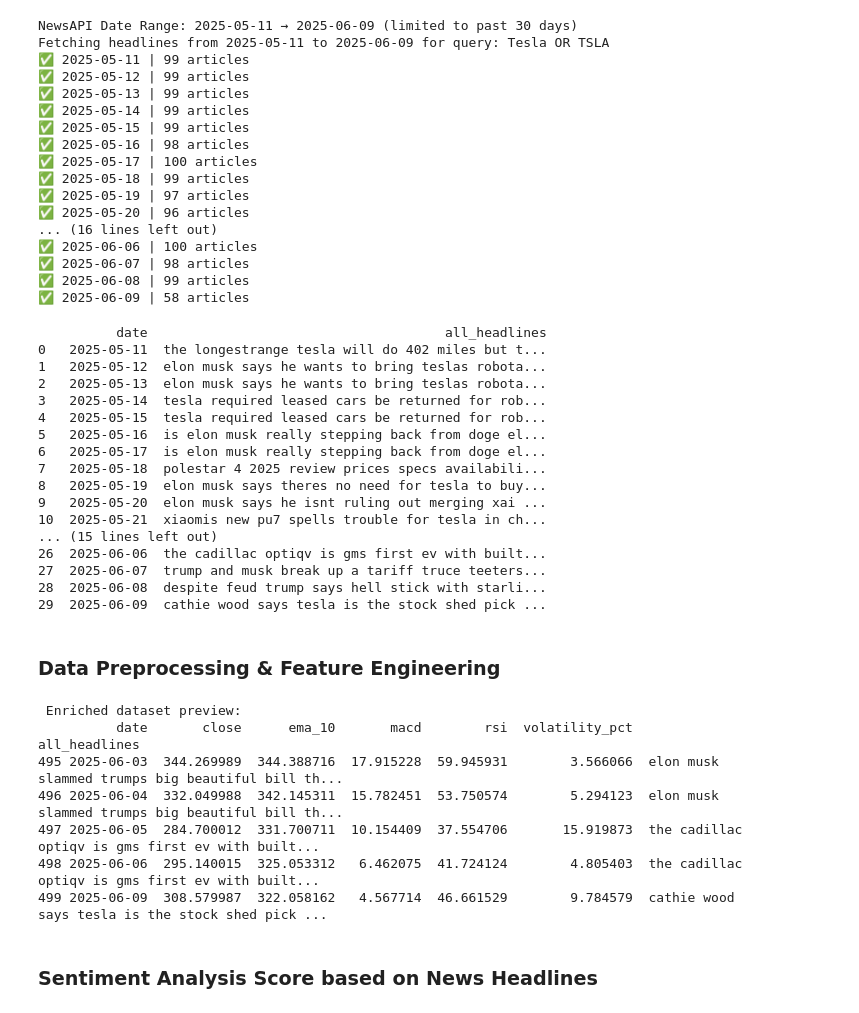
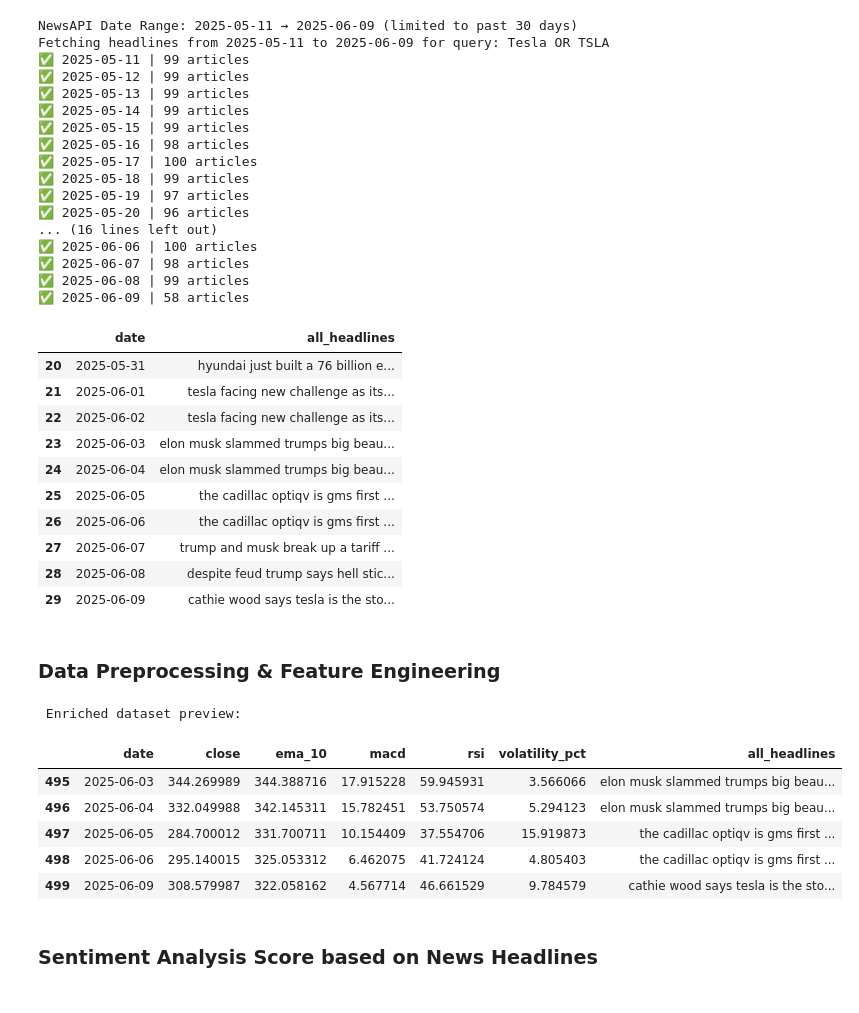
Before and after one commit to aditikhodke/stock-volatility-prediction, a Jupyter notebook: cleaned.ipynb, the cells around one changed output. Drawn from its saved outputs; the diff is of its cells as text; code cells hidden in the pictures.

```diff
--- a/cleaned.ipynb
+++ b/cleaned.ipynb
@@ -248,29 +248,22 @@ df_news['all_headlines'] = df_news['all_headlines'].str.replace(r'\s+', ' ', reg
 # remove duplicates
 df_news = df_news.drop_duplicates('all_headlines')
 # preview
-print(df_news[['date', 'all_headlines']])
+df_news[['date', 'all_headlines']].tail(10)
 # %% [output]
-          date                                      all_headlines
-0   2025-05-11  the longestrange tesla will do 402 miles but t...
-1   2025-05-12  elon musk says he wants to bring teslas robota...
-2   2025-05-13  elon musk says he wants to bring teslas robota...
-3   2025-05-14  tesla required leased cars be returned for rob...
-4   2025-05-15  tesla required leased cars be returned for rob...
-5   2025-05-16  is elon musk really stepping back from doge el...
-6   2025-05-17  is elon musk really stepping back from doge el...
-7   2025-05-18  polestar 4 2025 review prices specs availabili...
-8   2025-05-19  elon musk says theres no need for tesla to buy...
-9   2025-05-20  elon musk says he isnt ruling out merging xai ...
-10  2025-05-21  xiaomis new pu7 spells trouble for tesla in ch...
-... (15 lines left out)
-26  2025-06-06  the cadillac optiqv is gms first ev with built...
-27  2025-06-07  trump and musk break up a tariff truce teeters...
-28  2025-06-08  despite feud trump says hell stick with starli...
-29  2025-06-09  cathie wood says tesla is the stock shed pick ...
+|  | date | all_headlines |
+| 20 | 2025-05-31 | hyundai just built a 76 billion e... |
+| 21 | 2025-06-01 | tesla facing new challenge as its... |
+| 22 | 2025-06-02 | tesla facing new challenge as its... |
+| 23 | 2025-06-03 | elon musk slammed trumps big beau... |
+| 24 | 2025-06-04 | elon musk slammed trumps big beau... |
+| 25 | 2025-06-05 | the cadillac optiqv is gms first ... |
+| 26 | 2025-06-06 | the cadillac optiqv is gms first ... |
+| 27 | 2025-06-07 | trump and musk break up a tariff ... |
+| 28 | 2025-06-08 | despite feud trump says hell stic... |
+| 29 | 2025-06-09 | cathie wood says tesla is the sto... |
 # %% [markdown]
 ### Data Preprocessing & Feature Engineering
 # %%
-
 # Preprocessing
 
 # normalize dates
@@ -283,40 +276,40 @@ df_merged['all_headlines'] = df_merged['all_headlines'].fillna("")
 
 
 # Feature Engineering
 
 # EMA (Exponential Moving Average)
 ema_10 = EMAIndicator(close=df_merged['close'], window=10)
 df_merged['ema_10'] = ema_10.ema_indicator()
 
 # MACD (Moving Average Convergence Divergence)
 macd = MACD(close=df_merged['close'])
 df_merged['macd'] = macd.macd()
 df_merged['macd_signal'] = macd.macd_signal()
 
 # RSI (Relative Strength Index)
 rsi = RSIIndicator(close=df_merged['close'], window=14)
 df_merged['rsi'] = rsi.rsi()
 
 # Volatility % (Target)
 df_merged['daily_range'] = df_merged['high'] - df_merged['low']
 df_merged['volatility_pct'] = (df_merged['daily_range'] / df_merged['open']) * 100
 
 # Lagged features
 df_merged['rsi_lag1'] = df_merged['rsi'].shift(1)
 df_merged['volatility_pct_lag1'] = df_merged['volatility_pct'].shift(1)
 
 
 # preview
 print("\n Enriched dataset preview:")
-print(df_merged[['date', 'close', 'ema_10', 'macd', 'rsi', 'volatility_pct', 'all_headlines']].tail(5))
+df_merged[['date', 'close', 'ema_10', 'macd', 'rsi', 'volatility_pct', 'all_headlines']].tail(5)
 # %% [output]
  Enriched dataset preview:
-          date       close      ema_10       macd        rsi  volatility_pct                                      all_headlines
-495 2025-06-03  344.269989  344.388716  17.915228  59.945931        3.566066  elon musk slammed trumps big beautiful bill th...
-496 2025-06-04  332.049988  342.145311  15.782451  53.750574        5.294123  elon musk slammed trumps big beautiful bill th...
-497 2025-06-05  284.700012  331.700711  10.154409  37.554706       15.919873  the cadillac optiqv is gms first ev with built...
-498 2025-06-06  295.140015  325.053312   6.462075  41.724124        4.805403  the cadillac optiqv is gms first ev with built...
-499 2025-06-09  308.579987  322.058162   4.567714  46.661529        9.784579  cathie wood says tesla is the stock shed pick ...
+|  | date | close | ema_10 | macd | rsi | volatility_pct | all_headlines |
+| 495 | 2025-06-03 | 344.269989 | 344.388716 | 17.915228 | 59.945931 | 3.566066 | elon musk slammed trumps big beau... |
+| 496 | 2025-06-04 | 332.049988 | 342.145311 | 15.782451 | 53.750574 | 5.294123 | elon musk slammed trumps big beau... |
+| 497 | 2025-06-05 | 284.700012 | 331.700711 | 10.154409 | 37.554706 | 15.919873 | the cadillac optiqv is gms first ... |
+| 498 | 2025-06-06 | 295.140015 | 325.053312 | 6.462075 | 41.724124 | 4.805403 | the cadillac optiqv is gms first ... |
+| 499 | 2025-06-09 | 308.579987 | 322.058162 | 4.567714 | 46.661529 | 9.784579 | cathie wood says tesla is the sto... |
 # %% [markdown]
 ### Sentiment Analysis Score based on News Headlines
 # %%
```
Also changed, not shown: parts of 4 cells of this notebook.
